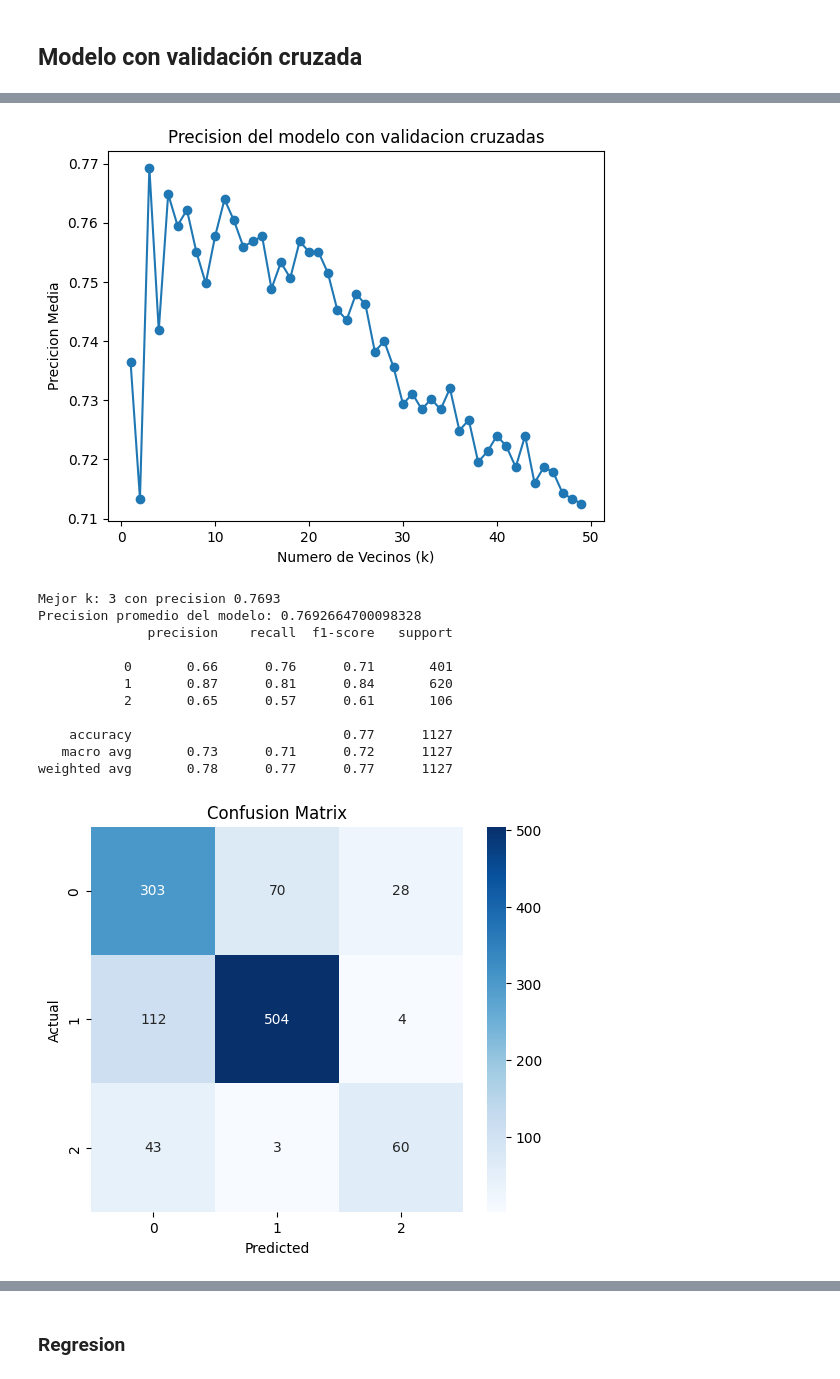
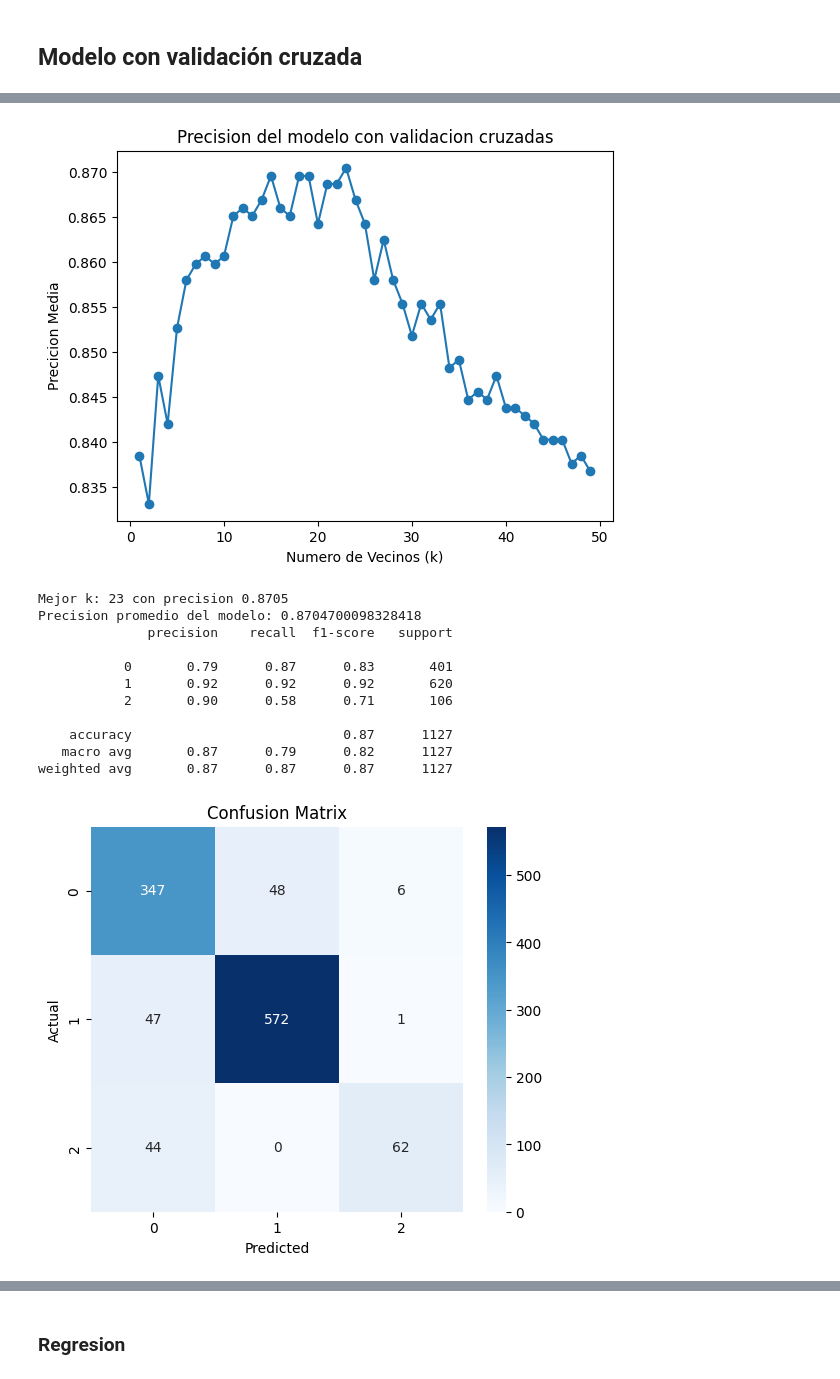
Before and after one commit to DiegoDuaS/KNN, a Jupyter notebook: actividades.ipynb, the cells around one changed output, grey strips where cells are left out. Cells and saved outputs as stored; diff of their text form; code cells hidden in the pictures.

```diff
--- a/actividades.ipynb
+++ b/actividades.ipynb
@@ -298,47 +315,49 @@ import seaborn as sns
 
 k_values = range(1, 50)
 cv_accuracies = []
 
-# Loop over different values of K
+scaler = StandardScaler()
+X_knnC_scaled = scaler.fit_transform(X_knnC)
 for k in k_values:
     knn = KNeighborsClassifier(n_neighbors=k)
-    scores = cross_val_score(knn, X_knnC, y_knnC, cv=5, scoring="accuracy")
+    scores = cross_val_score(knn, X_knnC_scaled, y_knnC, cv=5, scoring="accuracy")
     cv_accuracies.append(scores.mean())
 best_k = k_values[np.argmax(cv_accuracies)]
 
 plt.plot(k_values, cv_accuracies, marker="o")
 plt.xlabel("Numero de Vecinos (k)")
 plt.ylabel("Precicion Media")
 plt.title("Precision del modelo con validacion cruzadas")
 plt.show()
 
 print(f"Mejor k: {best_k} con precision {max(cv_accuracies):.4f}")
+
 cv_knn = KNeighborsClassifier(n_neighbors=best_k)
-cv_scores = cross_val_score(cv_knn, X_knnC, y_knnC, cv=5, scoring="accuracy")
-ct_ypred = cross_val_predict(cv_knn, X_knnC, y_knnC, cv=5)
+cv_scores = cross_val_score(cv_knn, X_knnC_scaled, y_knnC, cv=5, scoring="accuracy")
+ct_ypred = cross_val_predict(cv_knn, X_knnC_scaled ,y_knnC, cv=5)
 
 print("Precision promedio del modelo:", cv_scores.mean())
 print(classification_report(y_knnC, ct_ypred))
 cm = confusion_matrix(y_knnC, ct_ypred)
 
 # Matriz de confusion
 plt.figure(figsize=(6, 5))
 sns.heatmap(cm, annot=True, fmt="d", cmap="Blues", xticklabels=np.unique(y_knnC), yticklabels=np.unique(y_knnC))
 plt.xlabel("Predicted")
 plt.ylabel("Actual")
 plt.title("Confusion Matrix")
 plt.show()
 # %% [output]
-[figure, old version]
+[figure, new version]
-Mejor k: 3 con precision 0.7693
-Precision promedio del modelo: 0.7692664700098328
+Mejor k: 23 con precision 0.8705
+Precision promedio del modelo: 0.8704700098328418
               precision    recall  f1-score   support
 
-           0       0.66      0.76      0.71       401
-           1       0.87      0.81      0.84       620
-           2       0.65      0.57      0.61       106
+           0       0.79      0.87      0.83       401
+           1       0.92      0.92      0.92       620
+           2       0.90      0.58      0.71       106
 
-    accuracy                           0.77      1127
-   macro avg       0.73      0.71      0.72      1127
-weighted avg       0.78      0.77      0.77      1127
+    accuracy                           0.87      1127
+   macro avg       0.87      0.79      0.82      1127
+weighted avg       0.87      0.87      0.87      1127
-[figure, old version]
+[figure, new version]
```
Also changed, not shown: parts of 24 cells of this notebook.
